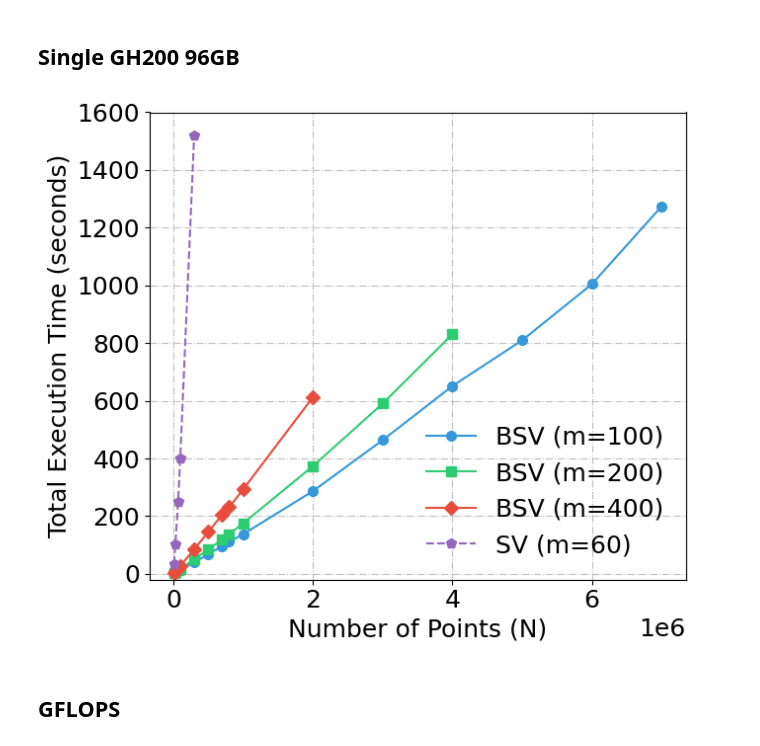
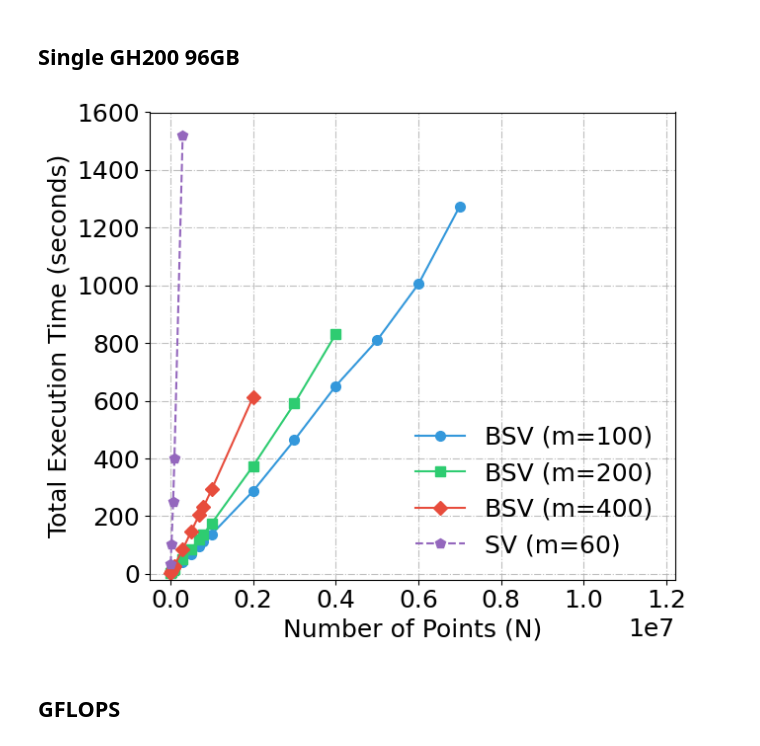
Before and after one commit to paper-code1/VecchiaConditionalExtremes, a Jupyter notebook: experiments/PerformacneGPU_A100.ipynb, the cells around one changed output. Cells and saved outputs as stored; diff of their text form; code cells hidden in the pictures.

```diff
--- a/experiments/PerformacneGPU_A100.ipynb
+++ b/experiments/PerformacneGPU_A100.ipynb
@@ -102,34 +102,35 @@ colors = ['#3498db', '#2ecc71','#e74c3c', '#9467bd', '#8c564b', '#e377c2', '#7f7
 # Plot BSV lines for different m values
 for i, N_b in enumerate(N_bs):
     for j, M_est in enumerate(M_ests):
         plt.plot(N_bsv[:len(total_time_bsv[i][j])], np.asarray(total_time_bsv[i][j]),
                  label=f'BSV (m={M_est})',
                  marker=markers[i*len(M_ests)+j],
                  color=colors[j],
                  markersize=7)
 
 # Plot SC line
 plt.plot(N_sc[:len(total_time_sc)-1], np.asarray(total_time_sc[:len(total_time_sc) - 1]),
          label='SV (m=60)',
          marker=markers[7],
          linestyle='--',
          color=colors[3],
          markersize=7)
 
 plt.xlabel('Number of Points (N)')
 plt.ylabel('Total Execution Time (seconds)')
 # plt.title('Performance Comparison: BSV vs SV')
 plt.grid(True, ls="-.", alpha=0.8)
 plt.legend(framealpha=0.0)
 plt.ylim(-20, 1600)
+plt.xlim(-5e5, 1.22 * 1e7)
 # plt.xscale('log')  # Use log scale for x-axis due to large range
 # plt.yscale('log')  # Use log scale for y-axis if times vary by orders of magnitude
 plt.tight_layout()
 os.makedirs('./fig', exist_ok=True)
 plt.savefig('./fig/perf_total_time_bsv_vs_sv_A100.pdf', bbox_inches='tight')
 plt.show()
 # %% [output]
-[figure, old version]
+[figure, new version]
 # %% [markdown]
 ## GFLOPS
 # %%
```
Also changed, not shown: parts of 1 cell of this notebook, 6 other files.
